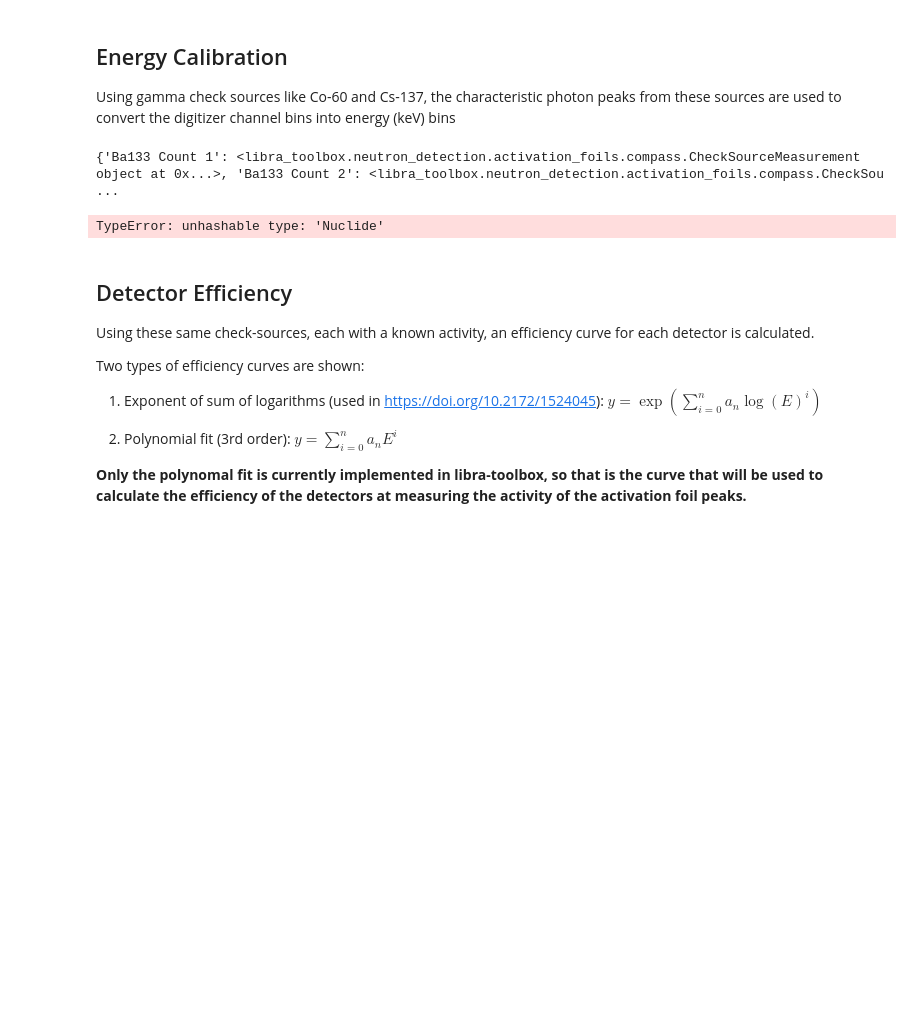
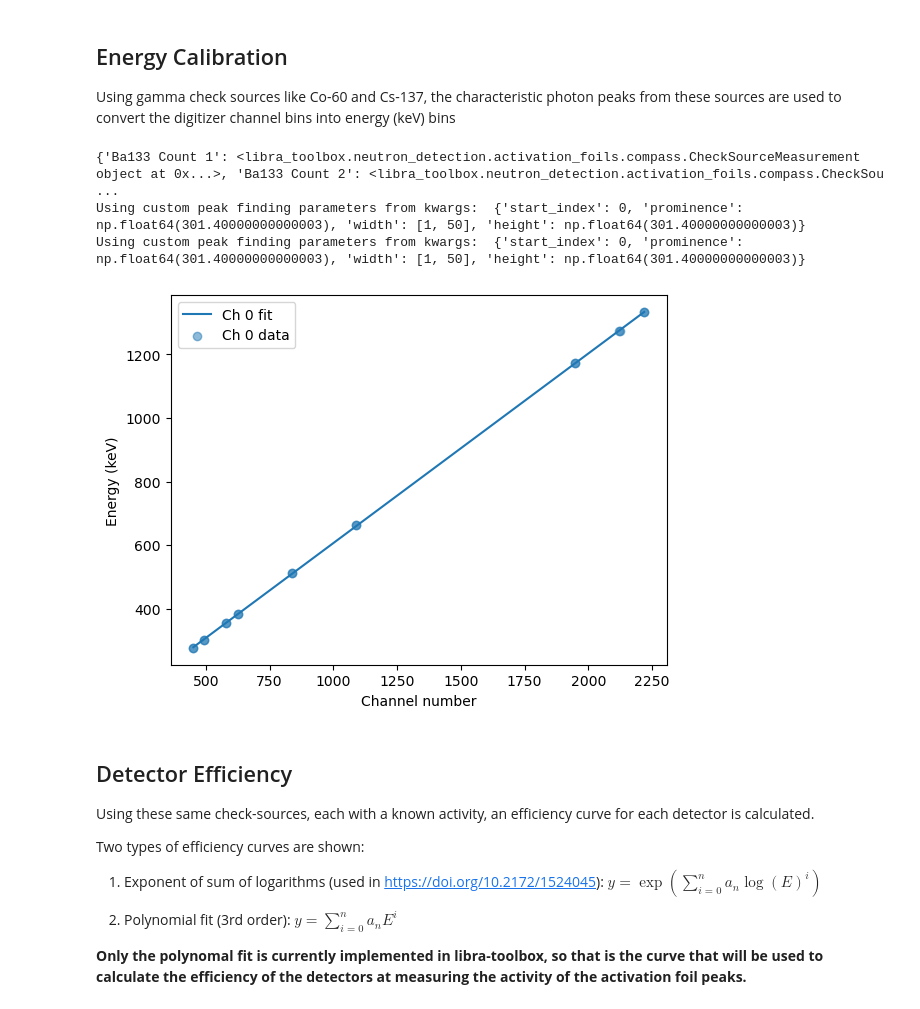
Before and after one commit to cdunn314/FLiBe-1L-run-2, a Jupyter notebook: analysis/neutron/foil_analysis_HPGe.ipynb, the cells around one changed output. Saved outputs shown, nothing was run; the diff lists cells and outputs as text; code cells hidden in the pictures; blank space fills up the shorter version.

```diff
--- a/analysis/neutron/foil_analysis_HPGe.ipynb
+++ b/analysis/neutron/foil_analysis_HPGe.ipynb
@@ -72,40 +72,46 @@ print(check_source_measurements)
 channel_nb = check_source_measurements["Ba133 Count 1"].detectors[0].channel_nb
 
 na22_hist, bins = check_source_measurements["Na22 Count 1"].detectors[0].get_energy_hist()
-peak_kwargs = {'Na22': {'start_index': 500,
-                        'prominence': na22_hist[500:].max() * 0.2}}
+
+peak_kwargs = {'Na22': {'start_index': 0,
+                        'prominence': na22_hist[100:].max() * 0.1,
+                        'width': [1, 50],
+                        'height': na22_hist[100:].max() * 0.1}}
+
 calibration_channels, calibration_energies = compass.get_calibration_data(
     check_source_measurements.values(),
     background_measurement=background_meas,
     channel_nb=channel_nb,
     peak_kwargs=peak_kwargs,
 )
 
 coeff = np.polyfit(calibration_channels, calibration_energies, 1)
 calibration_coeffs[channel_nb] = coeff
 
 xs = np.linspace(
     calibration_channels[0],
     calibration_channels[-1],
 )
 plt.plot(
     xs,
     np.polyval(coeff, xs),
     label=f"Ch {channel_nb} fit",
 )
 plt.scatter(
     calibration_channels,
     calibration_energies,
     label=f"Ch {channel_nb} data",
     alpha=0.5,
 )
 plt.xlabel("Channel number")
 plt.ylabel("Energy (keV)")
 plt.legend()
 plt.show()
 # %% [output]
 {'Ba133 Count 1': <libra_toolbox.neutron_detection.activation_foils.compass.CheckSourceMeasurement object at 0x...>, 'Ba133 Count 2': <libra_toolbox.neutron_detection.activation_foils.compass.CheckSou ...
+Using custom peak finding parameters from kwargs:  {'start_index': 0, 'prominence': np.float64(301.40000000000003), 'width': [1, 50], 'height': np.float64(301.40000000000003)}
+Using custom peak finding parameters from kwargs:  {'start_index': 0, 'prominence': np.float64(301.40000000000003), 'width': [1, 50], 'height': np.float64(301.40000000000003)}
-TypeError: unhashable type: 'Nuclide'
+[figure, added]
 # %% [markdown]
 ## Detector Efficiency
 
```
Also changed, not shown: parts of 15 cells of this notebook, 1 other file.
